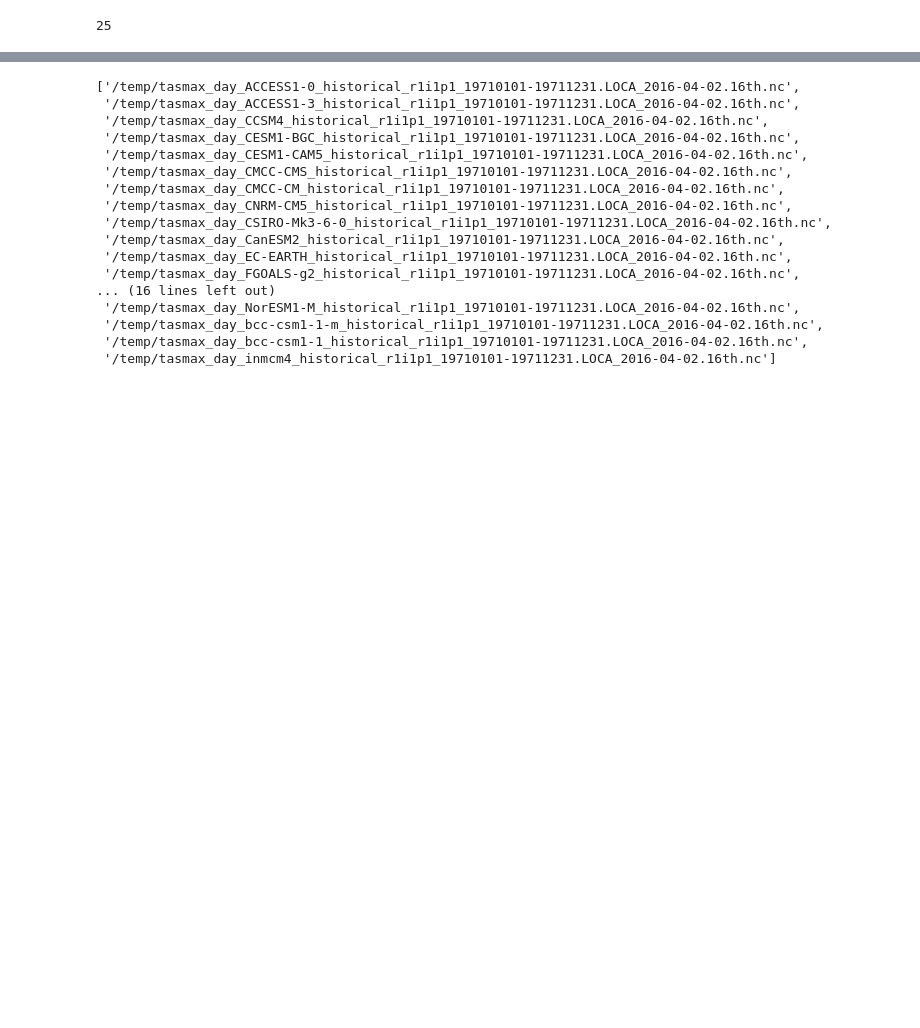
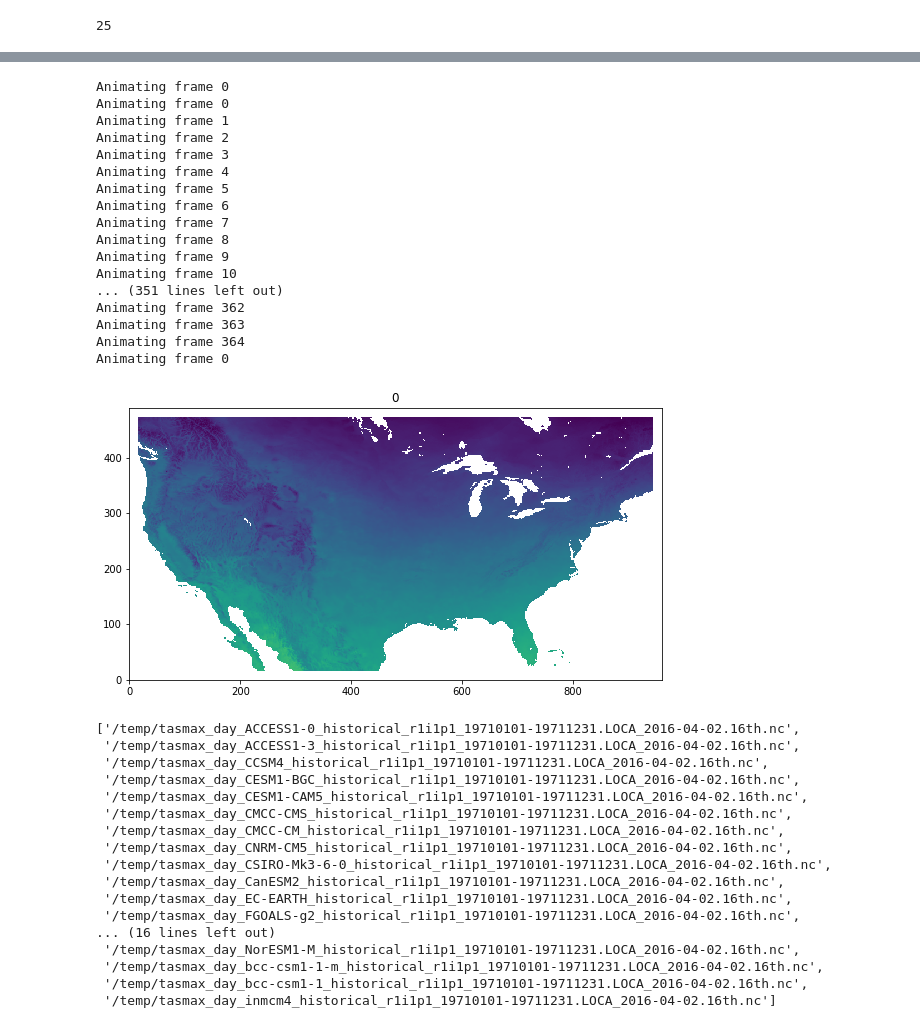
Before and after one commit to resource-watch/nexgddp-dataprep, a Jupyter notebook: work/loca/LOCA_dataprep.ipynb, the cells around one changed output, grey strips where cells are left out. Drawn from its saved outputs; the diff is of its cells as text; code cells hidden in the pictures; blank space fills up the shorter version.

```diff
--- a/work/loca/LOCA_dataprep.ipynb
+++ b/work/loca/LOCA_dataprep.ipynb
@@ -189,18 +215,38 @@ plt.colorbar()
 # %%
-#%matplotlib inline
+%matplotlib inline
 from matplotlib import animation
 baseline_to_animate = masked_tasmax_baseline
 def animate(nframe):
     #plt.cla()
+    print(f"Animating frame {str(nframe)}")
     im = plt.imshow(baseline_to_animate[nframe, :, :] - 273.15, origin = 'lower', vmin = -15, vmax = 50)
     #plt.colorbar(im)
     #plt.colorbar()
     plt.title(str(nframe))
 
 fig = plt.figure(figsize=(10,5))
 anim = animation.FuncAnimation(fig, animate, frames=365)
-anim.save('output_colorbar.gif', writer='imagemagick', fps=60);
+anim.save('output_min15_50.gif', writer='imagemagick', fps=60);
 #plt.colorbar()
+# %% [output]
+Animating frame 0
+Animating frame 0
+Animating frame 1
+Animating frame 2
+Animating frame 3
+Animating frame 4
+Animating frame 5
+Animating frame 6
+Animating frame 7
+Animating frame 8
+Animating frame 9
+Animating frame 10
+... (351 lines left out)
+Animating frame 362
+Animating frame 363
+Animating frame 364
+Animating frame 0
+[figure, added]
 # %%
 # Tasmax baseline
 def generate_avg_baseline_arr(all_slices, all_years, var):
```
Also changed, not shown: parts of 11 cells of this notebook, 2 other files.
